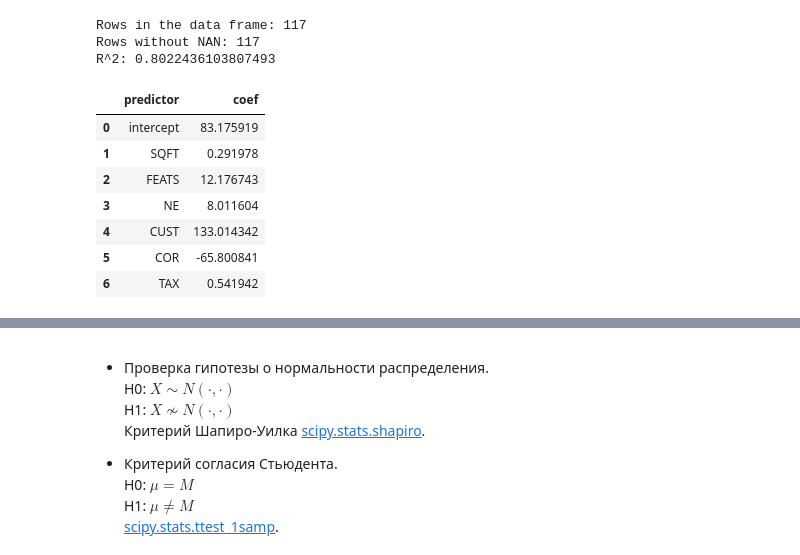
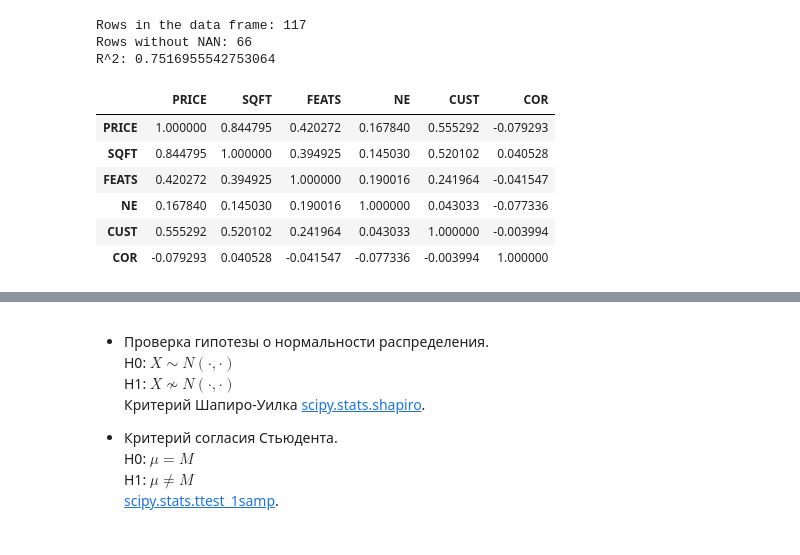
Before and after one commit to Gloriel/FlightPreparence, a Jupyter notebook: St8_StatisicFormules.ipynb, the cells around one changed output, grey strips where cells are left out. Cells and saved outputs as stored; diff of their text form; code cells hidden in the pictures.

```diff
--- a/St8_StatisicFormules.ipynb
+++ b/St8_StatisicFormules.ipynb
@@ -392,43 +392,48 @@ X = norm.transform(df)
 albi = albi.replace(-9999, np.nan)
 print('Rows in the data frame: {0}'.format(len(albi)))
 print('Rows without NAN: {0}'.format(len(albi.dropna(how='any'))))
 
 #Слишком много данных содержат хотя бы одно пропущенное значение, чтобы удалить их все. Смотрим их распределение по колонкам
 #Функция .apply для всей матрицы. 1й аргумент-применяемая функция, 2й - направление применения (0 к колонкам, 1 ко строкам)
 albi.apply(lambda x: sum(x.isnull()), axis=0)
 
 #Если непоправимо мало данных, удаляем колонку
-#del albi['AGE']
+del albi['AGE']
+del albi['TAX']
 
 #Анализируем колонку где можно заменить пропуски
 #albi['TAX'].hist()
 
 #Меняем пропущенные значения на среднее значение по колонке
-albi['TAX'] = albi['TAX'].fillna(albi['TAX'].mean())
+#albi['TAX'] = albi['TAX'].fillna(albi['TAX'].mean())
 
 #Строим модель линейной регрессии
 X = albi.drop('PRICE', axis=1)
 y = albi['PRICE']
 model = LinearRegression()
 model.fit(X, y)
 
 #Считаем качество модели (коэффициент  𝑅2 )
 print('R^2: {0}'.format(model.score(X, y)))
 
 #Промежуточные Регрессионные Коэффициенты от метода model.coef_ и свободный член от метода model.intercept_
 coef = pd.DataFrame(zip(['intercept'] + X.columns.tolist(), [model.intercept_] + model.coef_.tolist()),
                     columns=['predictor', 'coef'])
-coef
+
 #Матрица показывает базовую цену и вес коэффициентов: 83.17 + 0.29*площадь SQFT + 12.17*удобства и т.д.
+#Логика показывает, что что-то не то. Проверяем на колинеарность
+albi.corr()
+
+#Видим, что колинеарен TAX. Убираем и снова считаем, в этот раз с p-значением
+regression_coef(model, X, y)
 # %% [output]
 Rows in the data frame: 117
-Rows without NAN: 117
-R^2: 0.8022436103807493
+Rows without NAN: 66
+R^2: 0.7516955542753064
-|  | predictor | coef |
-| 0 | intercept | 83.175919 |
-| 1 | SQFT | 0.291978 |
-| 2 | FEATS | 12.176743 |
-| 3 | NE | 8.011604 |
-| 4 | CUST | 133.014342 |
-| 5 | COR | -65.800841 |
-| 6 | TAX | 0.541942 |
+|  | PRICE | SQFT | FEATS | NE | CUST | COR |
+| PRICE | 1.000000 | 0.844795 | 0.420272 | 0.167840 | 0.555292 | -0.079293 |
+| SQFT | 0.844795 | 1.000000 | 0.394925 | 0.145030 | 0.520102 | 0.040528 |
+| FEATS | 0.420272 | 0.394925 | 1.000000 | 0.190016 | 0.241964 | -0.041547 |
+| NE | 0.167840 | 0.145030 | 0.190016 | 1.000000 | 0.043033 | -0.077336 |
+| CUST | 0.555292 | 0.520102 | 0.241964 | 0.043033 | 1.000000 | -0.003994 |
+| COR | -0.079293 | 0.040528 | -0.041547 | -0.077336 | -0.003994 | 1.000000 |
```
Also changed, not shown: parts of 1 cell of this notebook.
